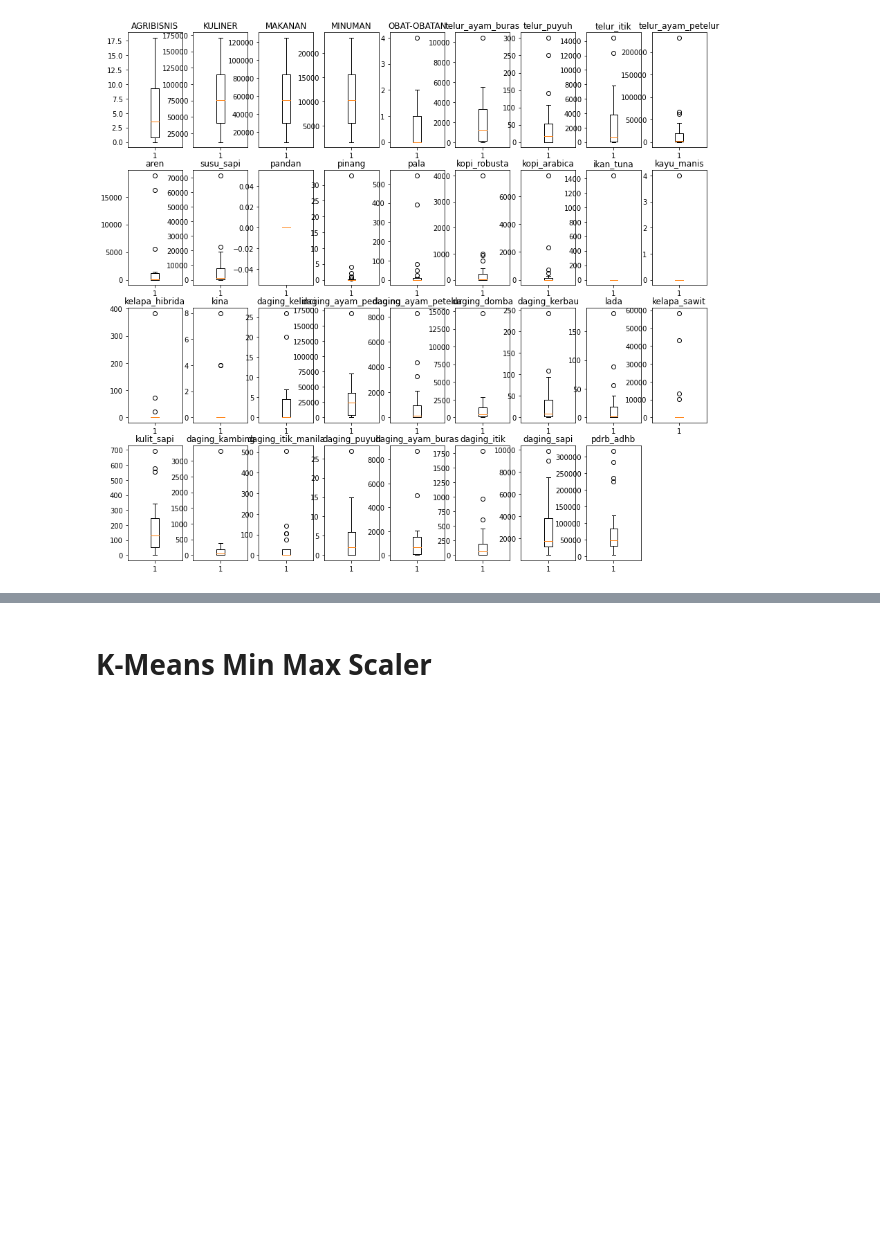
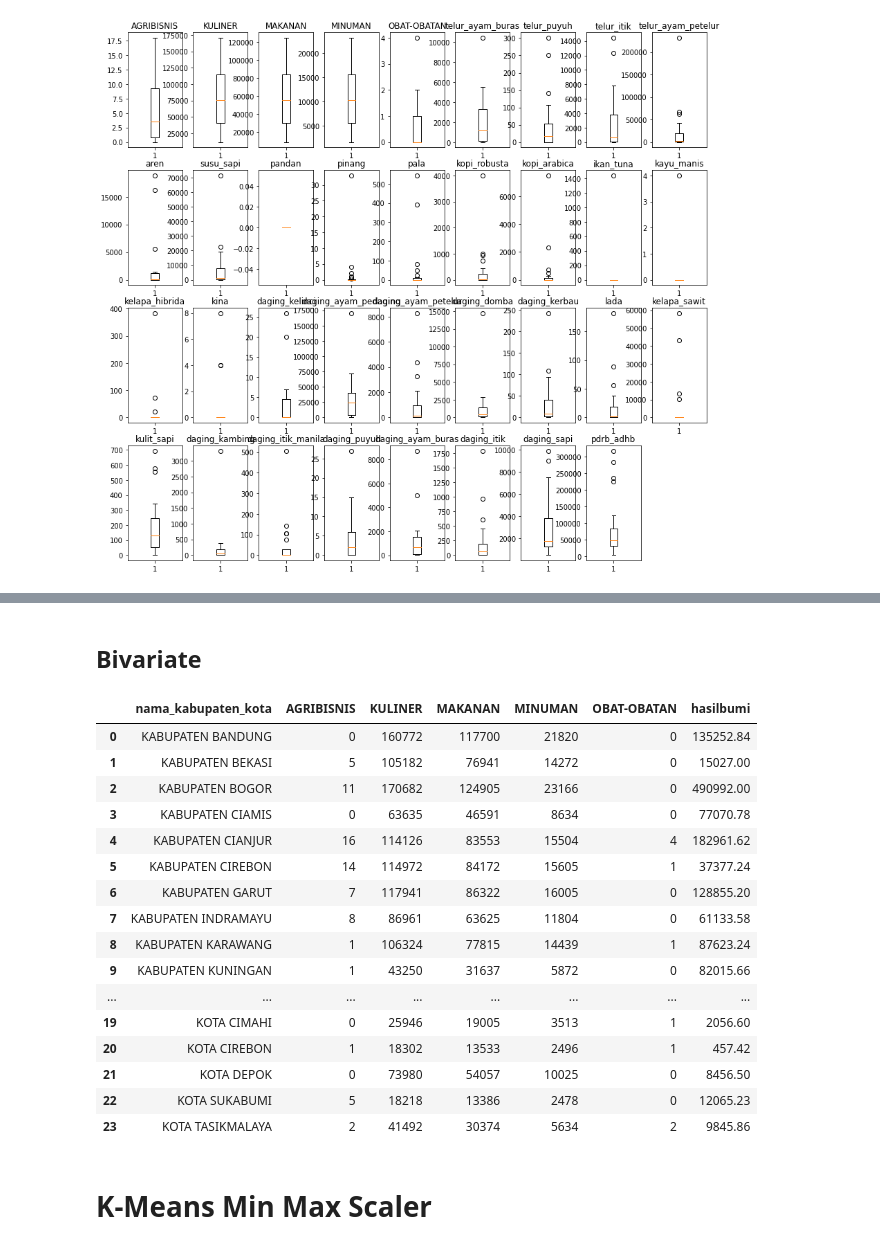
Before and after one commit to rampagezero/Project-TSDN, a Jupyter notebook: UMKM dan Hasil Bumi (1) (1).ipynb, the cells around one changed output, grey strips where cells are left out. Cells and saved outputs as stored; diff of their text form; code cells hidden in the pictures; blank space fills up the shorter version.

```diff
--- a/UMKM dan Hasil Bumi (1) (1).ipynb
+++ b/UMKM dan Hasil Bumi (1) (1).ipynb
@@ -392,3 +405,30 @@ for i in range(0,len(dataset.columns)-1):
+# %%
+dfgambar=dataset.copy()
+hasilbumi=dfgambar.iloc[:,5:len(dfgambar.columns)-2].T.sum()
+dfgambar['hasilbumi']=hasilbumi
+dfgambar=dfgambar.iloc[:,0:6].join(dfgambar['hasilbumi'])
+# %% [markdown]
+## Bivariate
+# %%
+dfgambar
+# %% [output]
+|  | nama_kabupaten_kota | AGRIBISNIS | KULINER | MAKANAN | MINUMAN | OBAT-OBATAN | hasilbumi |
+| 0 | KABUPATEN BANDUNG | 0 | 160772 | 117700 | 21820 | 0 | 135252.84 |
+| 1 | KABUPATEN BEKASI | 5 | 105182 | 76941 | 14272 | 0 | 15027.00 |
+| 2 | KABUPATEN BOGOR | 11 | 170682 | 124905 | 23166 | 0 | 490992.00 |
+| 3 | KABUPATEN CIAMIS | 0 | 63635 | 46591 | 8634 | 0 | 77070.78 |
+| 4 | KABUPATEN CIANJUR | 16 | 114126 | 83553 | 15504 | 4 | 182961.62 |
+| 5 | KABUPATEN CIREBON | 14 | 114972 | 84172 | 15605 | 1 | 37377.24 |
+| 6 | KABUPATEN GARUT | 7 | 117941 | 86322 | 16005 | 0 | 128855.20 |
+| 7 | KABUPATEN INDRAMAYU | 8 | 86961 | 63625 | 11804 | 0 | 61133.58 |
+| 8 | KABUPATEN KARAWANG | 1 | 106324 | 77815 | 14439 | 1 | 87623.24 |
+| 9 | KABUPATEN KUNINGAN | 1 | 43250 | 31637 | 5872 | 0 | 82015.66 |
+| ... | ... | ... | ... | ... | ... | ... | ... |
+| 19 | KOTA CIMAHI | 0 | 25946 | 19005 | 3513 | 1 | 2056.60 |
+| 20 | KOTA CIREBON | 1 | 18302 | 13533 | 2496 | 1 | 457.42 |
+| 21 | KOTA DEPOK | 0 | 73980 | 54057 | 10025 | 0 | 8456.50 |
+| 22 | KOTA SUKABUMI | 5 | 18218 | 13386 | 2478 | 0 | 12065.23 |
+| 23 | KOTA TASIKMALAYA | 2 | 41492 | 30374 | 5634 | 2 | 9845.86 |
 # %% [markdown]
 # K-Means Min Max Scaler
 # %%
```
Also changed, not shown: parts of 7 cells of this notebook.
